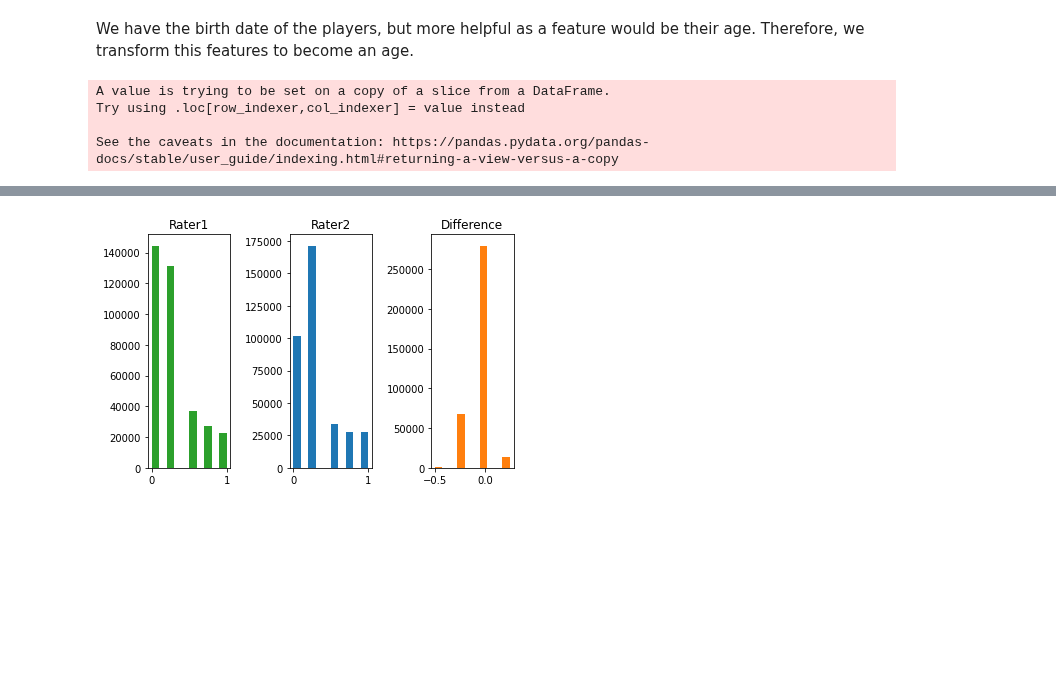
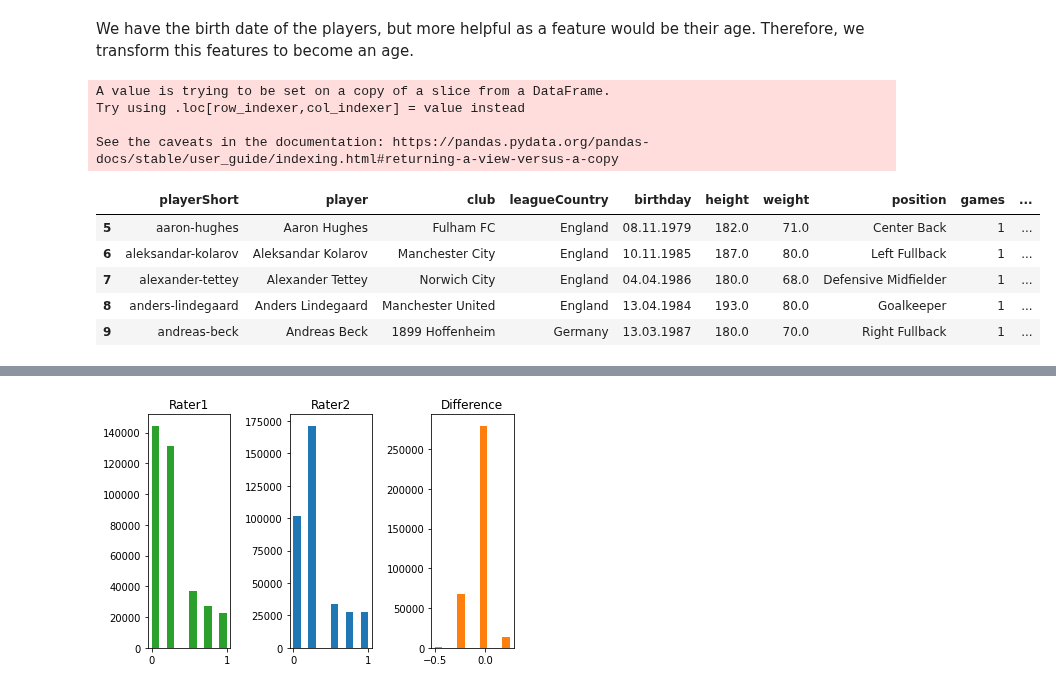
Before and after one commit to kdidi99/ml_fundamentals_hd, a Jupyter notebook: red-cards.ipynb, the cells around one changed output, grey strips where cells are left out. Cells and saved outputs as stored; diff of their text form; code cells hidden in the pictures; blank space fills up the shorter version.

```diff
--- a/red-cards.ipynb
+++ b/red-cards.ipynb
@@ -446,8 +446,15 @@ def age(born):
 # %%
 #dfs_good['birthday'] = df['birthday'].astype('str')
 dfs_good["Age"] = dfs_good['birthday'].apply(age)
+dfs_good.head()
 # %% [output]
 A value is trying to be set on a copy of a slice from a DataFrame.
 Try using .loc[row_indexer,col_indexer] = value instead
 
 See the caveats in the documentation: https://pandas.pydata.org/pandas-docs/stable/user_guide/indexing.html#returning-a-view-versus-a-copy
+|  | playerShort | player | club | leagueCountry | birthday | height | weight | position | games | ... |
+| 5 | aaron-hughes | Aaron Hughes | Fulham FC | England | 08.11.1979 | 182.0 | 71.0 | Center Back | 1 | ... |
+| 6 | aleksandar-kolarov | Aleksandar Kolarov | Manchester City | England | 10.11.1985 | 187.0 | 80.0 | Left Fullback | 1 | ... |
+| 7 | alexander-tettey | Alexander Tettey | Norwich City | England | 04.04.1986 | 180.0 | 68.0 | Defensive Midfielder | 1 | ... |
+| 8 | anders-lindegaard | Anders Lindegaard | Manchester United | England | 13.04.1984 | 193.0 | 80.0 | Goalkeeper | 1 | ... |
+| 9 | andreas-beck | Andreas Beck | 1899 Hoffenheim | Germany | 13.03.1987 | 180.0 | 70.0 | Right Fullback | 1 | ... |
```
Also changed, not shown: parts of 9 cells of this notebook.
